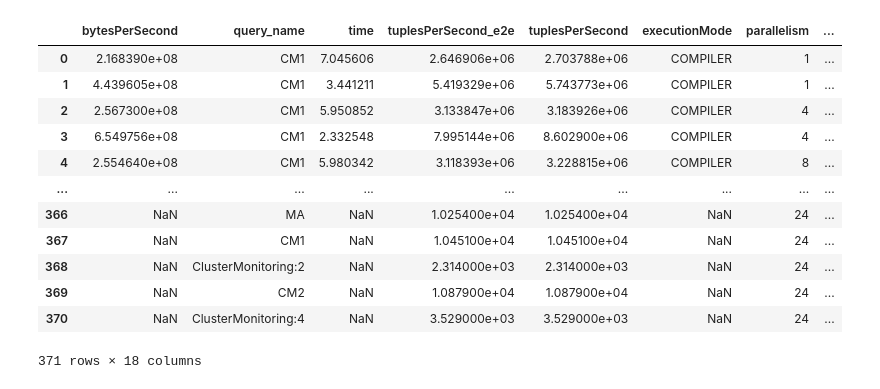
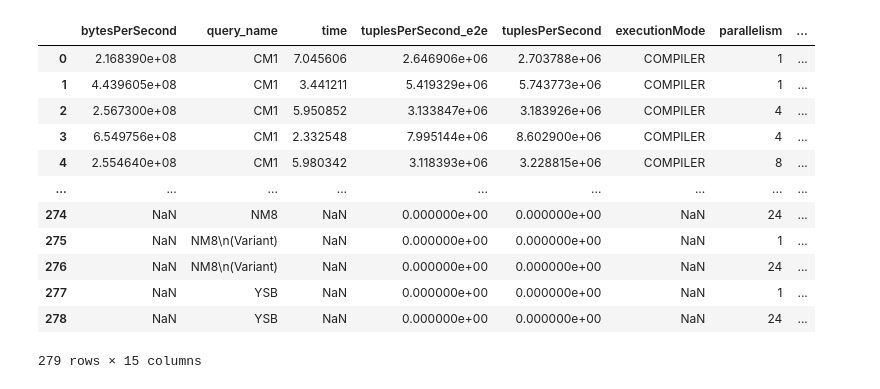
Before and after one commit to keyseven123/engine-statemanagement-paper, a Jupyter notebook: scripts/benchmarking/e2e/plots/SystemComparisonPlots.ipynb, the cells around one changed output. Saved outputs shown, nothing was run; the diff lists cells and outputs as text; code cells hidden in the pictures.

```diff
--- a/scripts/benchmarking/e2e/plots/SystemComparisonPlots.ipynb
+++ b/scripts/benchmarking/e2e/plots/SystemComparisonPlots.ipynb
@@ -29,76 +29,52 @@ def create_speedup_message(patches_groups, baseline_group):
 df_nes = pd.read_csv("nebulastream_e2e.csv")
 df_flink = pd.read_csv("flink_e2e.csv")
 df_lightsaber = pd.read_csv("lightsaber_e2e.csv")
-df_spark = pd.read_csv("spark_streaming_e2e.csv")
 
 df_nes['system'] = 'NebulaStream'
 df_flink['system'] = 'Flink'
 df_lightsaber['system'] = 'LightSaber'
-df_spark['system'] = 'Spark'
 
 # Rename columns for consistency
 df_nes = df_nes.rename(columns={'numberOfWorkerThreads': 'parallelism', 'tuplesPerSecond': 'tuplesPerSecond_e2e', 'tuplesPerSecond_listener': 'tuplesPerSecond'})
 df_flink = df_flink.rename(columns={'numOfRecords': 'numberOfRecords'})
 df_flink['tuplesPerSecond_e2e'] = df_flink['tuplesPerSecond']
 df_lightsaber = df_lightsaber.rename(columns={'numOfRecords': 'numberOfRecords'})
 df_lightsaber['tuplesPerSecond_e2e'] = df_lightsaber['tuplesPerSecond']
-df_spark['tuplesPerSecond_e2e'] = df_spark['tuplesPerSecond']
-
-# Rename query name in spark to have consistent query_names
-df_spark["query_name"] = df_spark["query_name"].replace({
-    "Nexmark_multiple_GB_of_Bids:2": r"NM1",
-    "Nexmark_multiple_GB_of_Bids:3": r"NM2",
-    "Nexmark_multiple_GB_of_Bids:4": r"NM5",
-    "Nexmark_multiple_GB_of_Bids:5": r"NM8",
-    "Nexmark_multiple_GB_of_Bids:6": r"NM8_Variant",
-    "YahooStreamingBenchmark_more_data:1": r"YSB1k",
-    "LinearRoadBenchmark:1": r"LRB1",
-    "LinearRoadBenchmark:2": r"LRB2",
-    "SmartGrid:1": r"SG1",
-    "SmartGrid:2": r"SG2",
-    "SmartGrid:3": r"SG3",
-    "Manufacturing:1": r"MA",
-    "ClusterMonitoring:1": r"CM1",
-    "ClusterMonitoring:3": r"CM2",
-}, regex=True)
-
 
 # Concatenate the dataframes
 df_concatenated = pd.concat([df_nes, df_flink], ignore_index=True)
 df_concatenated = pd.concat([df_concatenated, df_lightsaber], ignore_index=True)
-df_concatenated = pd.concat([df_concatenated, df_spark], ignore_index=True)
 
 # Create directory if it doesn't exist
 output_dir = 'system_comparison'
 os.makedirs(output_dir, exist_ok=True)
 
-hue_order = ['NebulaStream', 'LightSaber', 'Flink', 'Spark']
-custom_palette = ["#7402d8", "#74e8a8", "#ba9344", "#e25a1c"]
+hue_order = ['NebulaStream', 'LightSaber', 'Flink']
+custom_palette = ["#7402d8", "#74e8a8", "#ba9344"]
 legend_handles = [
     Patch(facecolor=custom_palette[0], label='NebulaStream'),
     Patch(facecolor=custom_palette[1], label='LightSaber'),
-    Patch(facecolor=custom_palette[2], label='Flink'),
-    Patch(facecolor=custom_palette[3], label='Spark')
+    Patch(facecolor=custom_palette[2], label='Flink')
 ]
 
 df_concatenated['query_name'] = df_concatenated['query_name'].str.replace('NM8_Variant', 'NM8\n(Variant)')
 df_concatenated['query_name'] = df_concatenated['query_name'].str.replace('YSB1k', 'YSB')
 df_concatenated.loc[df_concatenated['tuplesPerSecond'] == -1, 'tuplesPerSecond'] = df_concatenated['tuplesPerSecond_e2e']
 df_concatenated
 # %% [output]
 |  | bytesPerSecond | query_name | time | tuplesPerSecond_e2e | tuplesPerSecond | executionMode | parallelism | ... |
 | 0 | 2.168390e+08 | CM1 | 7.045606 | 2.646906e+06 | 2.703788e+06 | COMPILER | 1 | ... |
 | 1 | 4.439605e+08 | CM1 | 3.441211 | 5.419329e+06 | 5.743773e+06 | COMPILER | 1 | ... |
 | 2 | 2.567300e+08 | CM1 | 5.950852 | 3.133847e+06 | 3.183926e+06 | COMPILER | 4 | ... |
 | 3 | 6.549756e+08 | CM1 | 2.332548 | 7.995144e+06 | 8.602900e+06 | COMPILER | 4 | ... |
 | 4 | 2.554640e+08 | CM1 | 5.980342 | 3.118393e+06 | 3.228815e+06 | COMPILER | 8 | ... |
 | ... | ... | ... | ... | ... | ... | ... | ... | ... |
-| 366 | NaN | MA | NaN | 1.025400e+04 | 1.025400e+04 | NaN | 24 | ... |
-| 367 | NaN | CM1 | NaN | 1.045100e+04 | 1.045100e+04 | NaN | 24 | ... |
-| 368 | NaN | ClusterMonitoring:2 | NaN | 2.314000e+03 | 2.314000e+03 | NaN | 24 | ... |
-| 369 | NaN | CM2 | NaN | 1.087900e+04 | 1.087900e+04 | NaN | 24 | ... |
-| 370 | NaN | ClusterMonitoring:4 | NaN | 3.529000e+03 | 3.529000e+03 | NaN | 24 | ... |
+| 274 | NaN | NM8 | NaN | 0.000000e+00 | 0.000000e+00 | NaN | 24 | ... |
+| 275 | NaN | NM8\n(Variant) | NaN | 0.000000e+00 | 0.000000e+00 | NaN | 1 | ... |
+| 276 | NaN | NM8\n(Variant) | NaN | 0.000000e+00 | 0.000000e+00 | NaN | 24 | ... |
+| 277 | NaN | YSB | NaN | 0.000000e+00 | 0.000000e+00 | NaN | 1 | ... |
+| 278 | NaN | YSB | NaN | 0.000000e+00 | 0.000000e+00 | NaN | 24 | ... |
-371 rows × 18 columns
+279 rows × 15 columns
 # %%
 # Filter data for numberOfWorkerThreads == 24
 noThreads = 24
```
Also changed, not shown: parts of 3 cells of this notebook, 5 other files.
